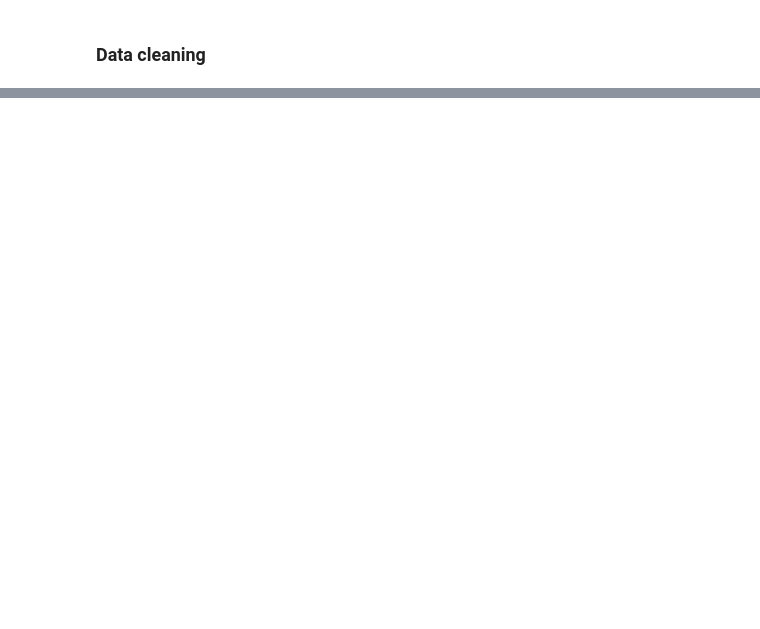
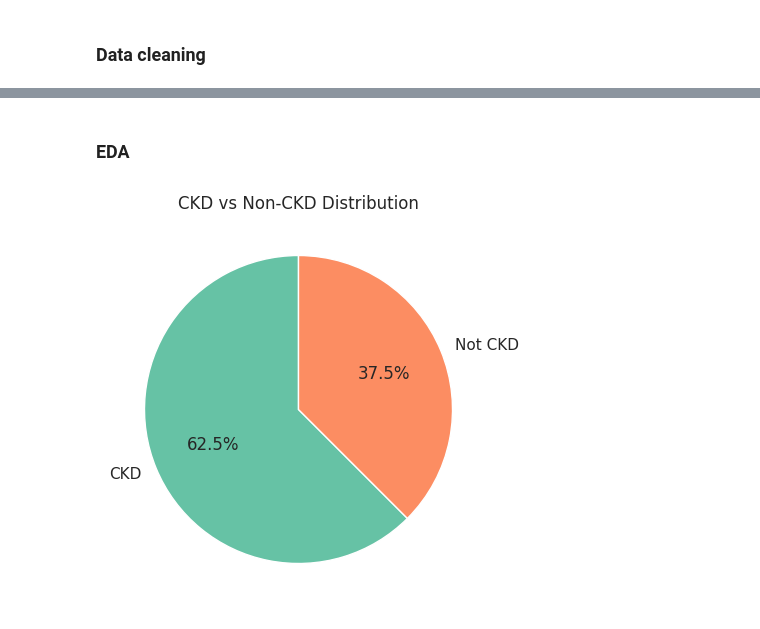
Before and after one commit to hariprasadyerra/project-CKD, a Jupyter notebook: ckd_final_code_.ipynb, the cells around one changed output, grey strips where cells are left out. Cells and saved outputs as stored; diff of their text form; code cells hidden in the pictures; blank space fills up the shorter version.

```diff
--- a/ckd_final_code_.ipynb
+++ b/ckd_final_code_.ipynb
@@ -1245,0 +495,30 @@ print(feature_importances)
+# %% [markdown]
+### EDA
+# %%
+#  EDA
+import seaborn as sns
+import matplotlib.pyplot as plt
+import plotly.express as px
+
+# set style
+sns.set(style="whitegrid", palette="Set2")
+# %%
+
+# Exploratory Data Analysis (EDA)
+
+import matplotlib.pyplot as plt
+import seaborn as sns
+
+#  Pie chart — CKD vs Non-CKD
+target_counts = df['target_ckd'].value_counts()
+labels = ['CKD', 'Not CKD']
+
+# Use Seaborn Set2 palette for soft professional colors
+colors = sns.color_palette("Set2")[0:2]
+
+plt.figure(figsize=(5, 5))
+plt.pie(target_counts, labels=labels, autopct='%1.1f%%', startangle=90, colors=colors)
+plt.title("CKD vs Non-CKD Distribution")
+plt.show()
+# %% [output]
+[figure, added]
```
Also changed, not shown: parts of 94 cells of this notebook.
